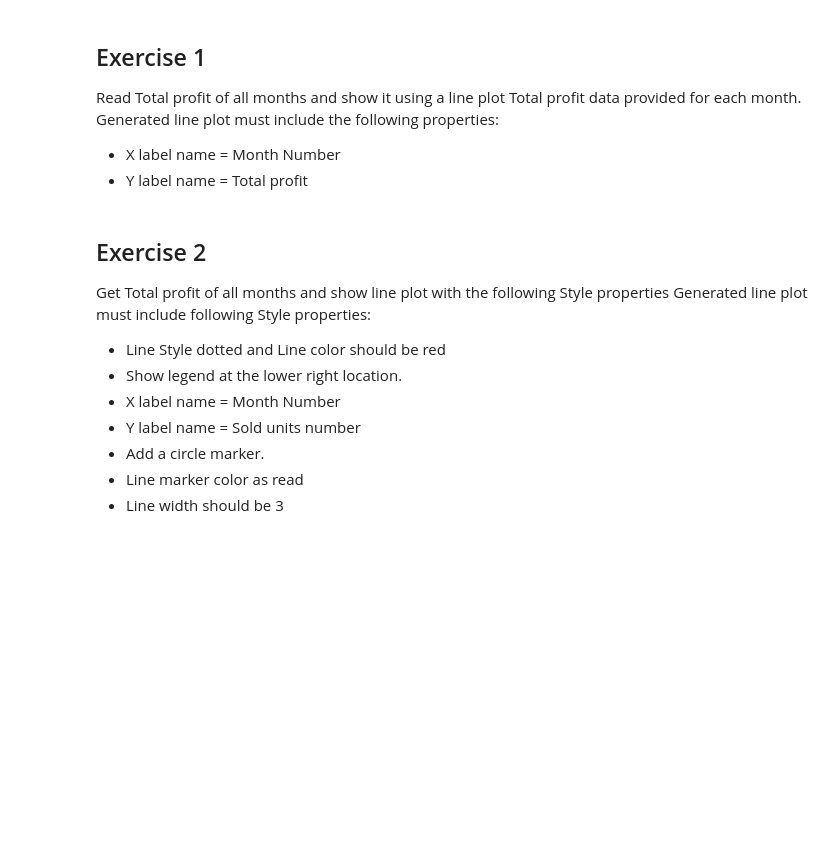
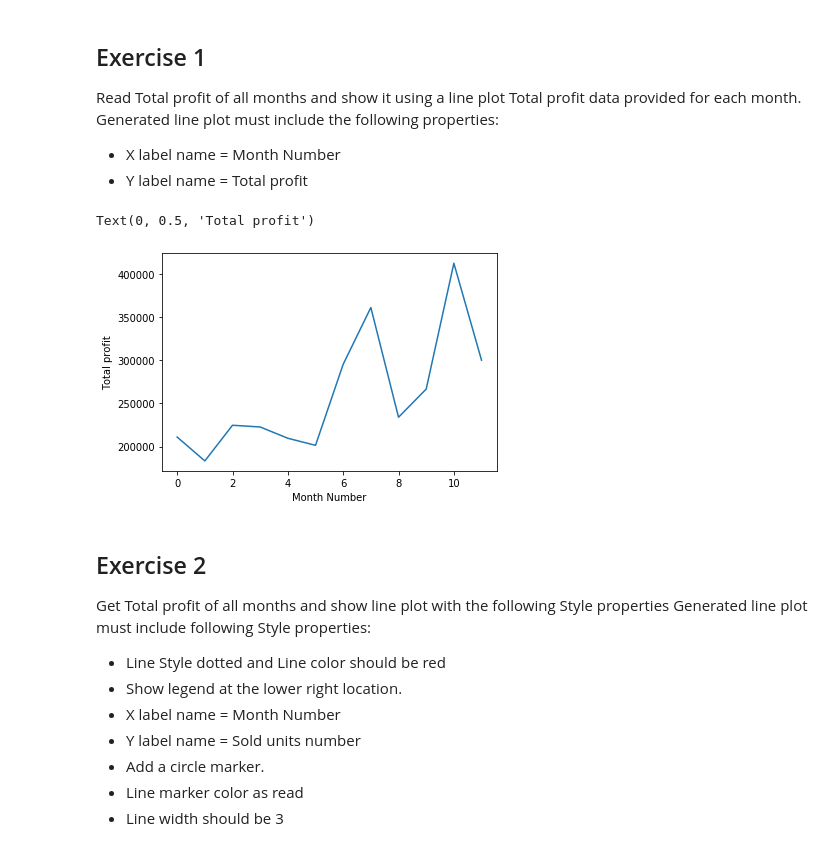
Before and after one commit to manureini/DataScienceSS20, a Jupyter notebook: Exercises/1_b_MatplotLib.ipynb, the cells around one changed output. Cells and saved outputs as stored; diff of their text form; code cells hidden in the pictures; blank space fills up the shorter version.

```diff
--- a/Exercises/1_b_MatplotLib.ipynb
+++ b/Exercises/1_b_MatplotLib.ipynb
@@ -33,6 +43,13 @@ Total profit data provided for each month. Generated line plot must include the
 
 * X label name = Month Number
 * Y label name = Total profit
+# %%
+plt.plot(data.total_profit)
+plt.xlabel('Month Number')
+plt.ylabel('Total profit')
+# %% [output]
+Text(0, 0.5, 'Total profit')
+[figure, added]
 # %% [markdown]
 ## Exercise 2
 Get Total profit of all months and show line plot with the following Style properties
```
Also changed, not shown: parts of 9 cells of this notebook.
